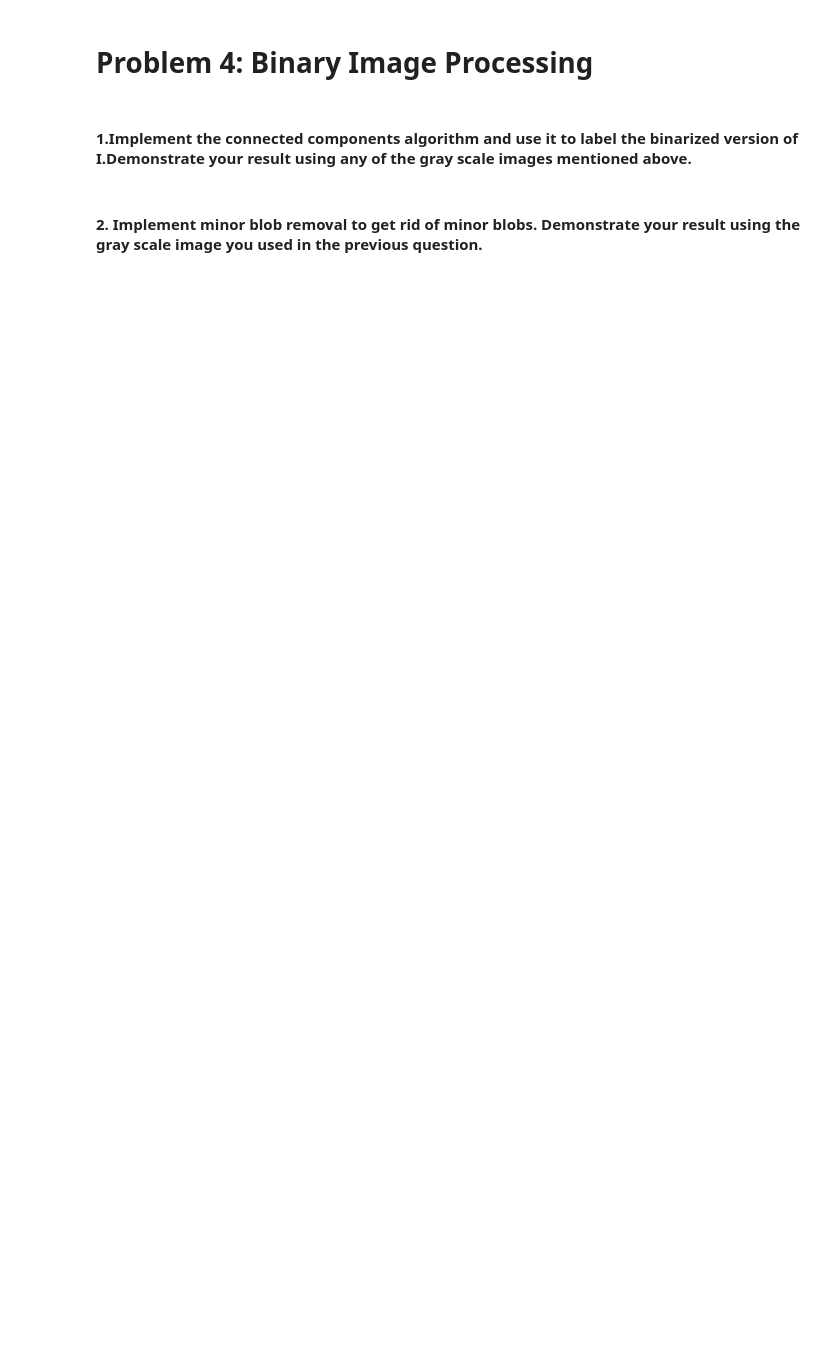
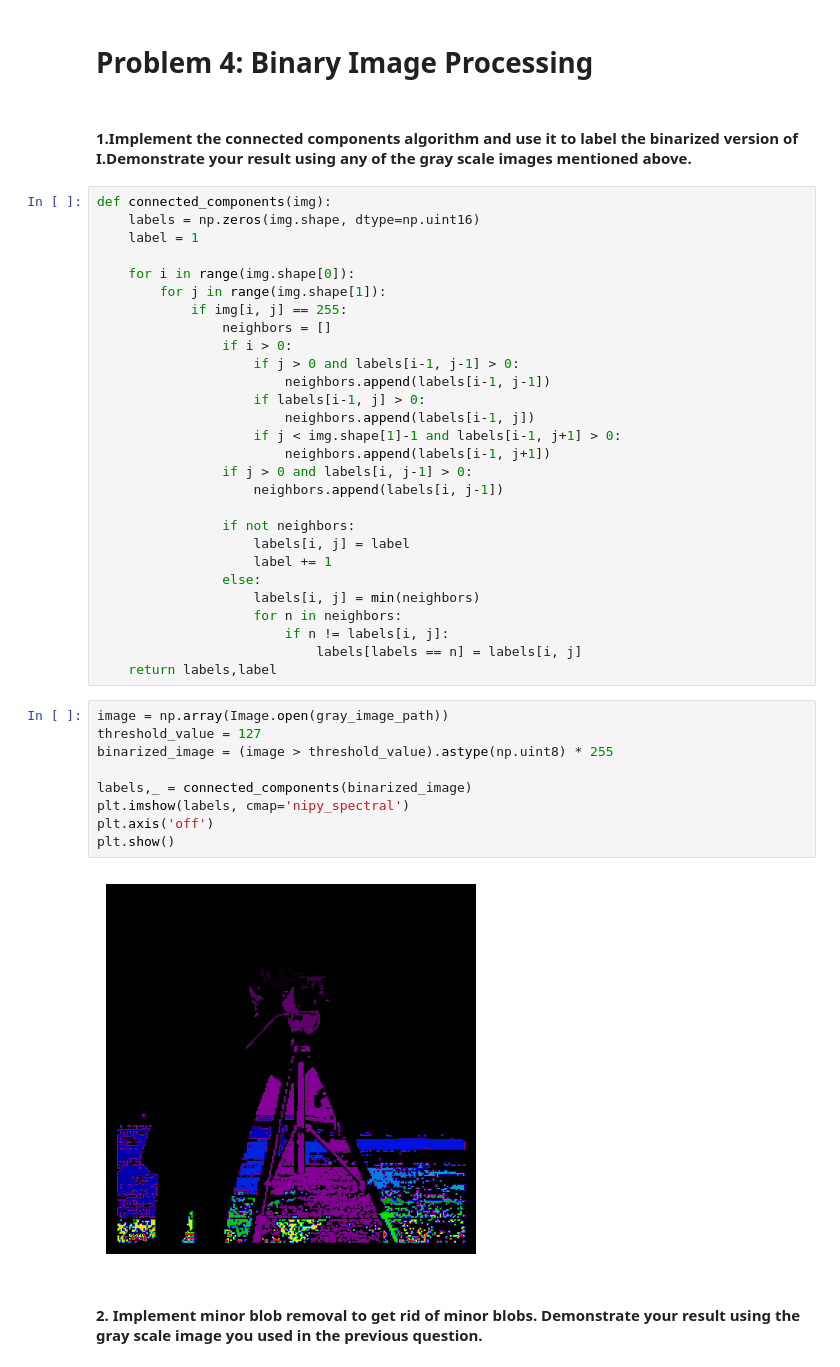
Before and after one commit to shashankkapoor/Digital_Image_Processing_EE608, a Jupyter notebook: s22022_hw3/s22022_hw3.ipynb, the cells around one changed output. Drawn from its saved outputs; the diff is of its cells as text; blank space fills up the shorter version.

```diff
--- a/s22022_hw3/s22022_hw3.ipynb
+++ b/s22022_hw3/s22022_hw3.ipynb
@@ -37,5 +122,44 @@ histogram_image_path="/content/drive/MyDrive/Images_HWS/DIP_gray_scales/Fingerpr
 # Problem 4: Binary Image Processing
 # %% [markdown]
 #### 1.Implement the connected components algorithm and use it to label the binarized version of I.Demonstrate your result using any of the gray scale images mentioned above.
+# %%
+def connected_components(img):
+    labels = np.zeros(img.shape, dtype=np.uint16)
+    label = 1
+
+    for i in range(img.shape[0]):
+        for j in range(img.shape[1]):
+            if img[i, j] == 255:
+                neighbors = []
+                if i > 0:
+                    if j > 0 and labels[i-1, j-1] > 0:
+                        neighbors.append(labels[i-1, j-1])
+                    if labels[i-1, j] > 0:
+                        neighbors.append(labels[i-1, j])
+                    if j < img.shape[1]-1 and labels[i-1, j+1] > 0:
+                        neighbors.append(labels[i-1, j+1])
+                if j > 0 and labels[i, j-1] > 0:
+                    neighbors.append(labels[i, j-1])
+
+                if not neighbors:
+                    labels[i, j] = label
+                    label += 1
+                else:
+                    labels[i, j] = min(neighbors)
+                    for n in neighbors:
+                        if n != labels[i, j]:
+                            labels[labels == n] = labels[i, j]
+    return labels,label
+# %%
+image = np.array(Image.open(gray_image_path))
+threshold_value = 127
+binarized_image = (image > threshold_value).astype(np.uint8) * 255
+
+labels,_ = connected_components(binarized_image)
+plt.imshow(labels, cmap='nipy_spectral')
+plt.axis('off')
+plt.show()
+# %% [output]
+[figure, added]
 # %% [markdown]
 #### 2. Implement minor blob removal to get rid of minor blobs. Demonstrate your result using the gray scale image you used in the previous question.
```
Also changed, not shown: parts of 14 cells of this notebook.
